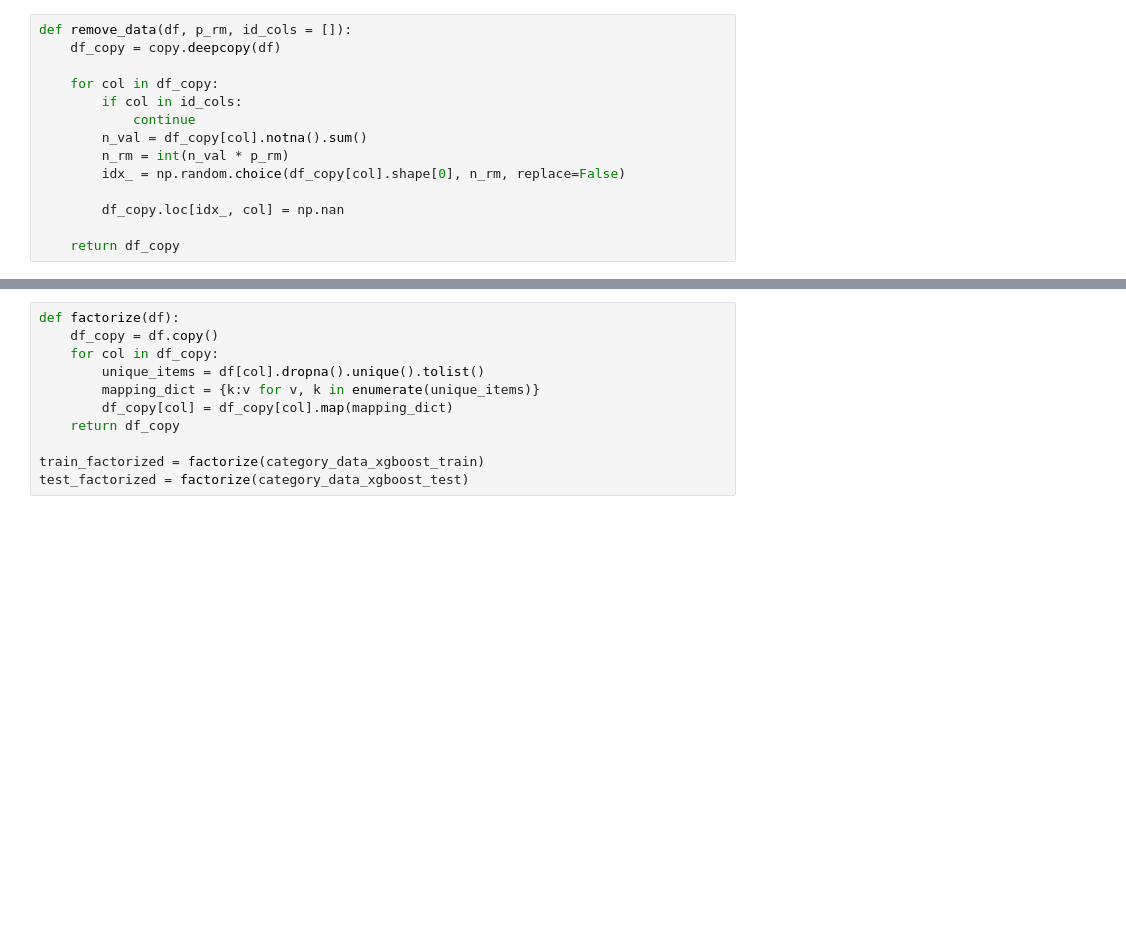
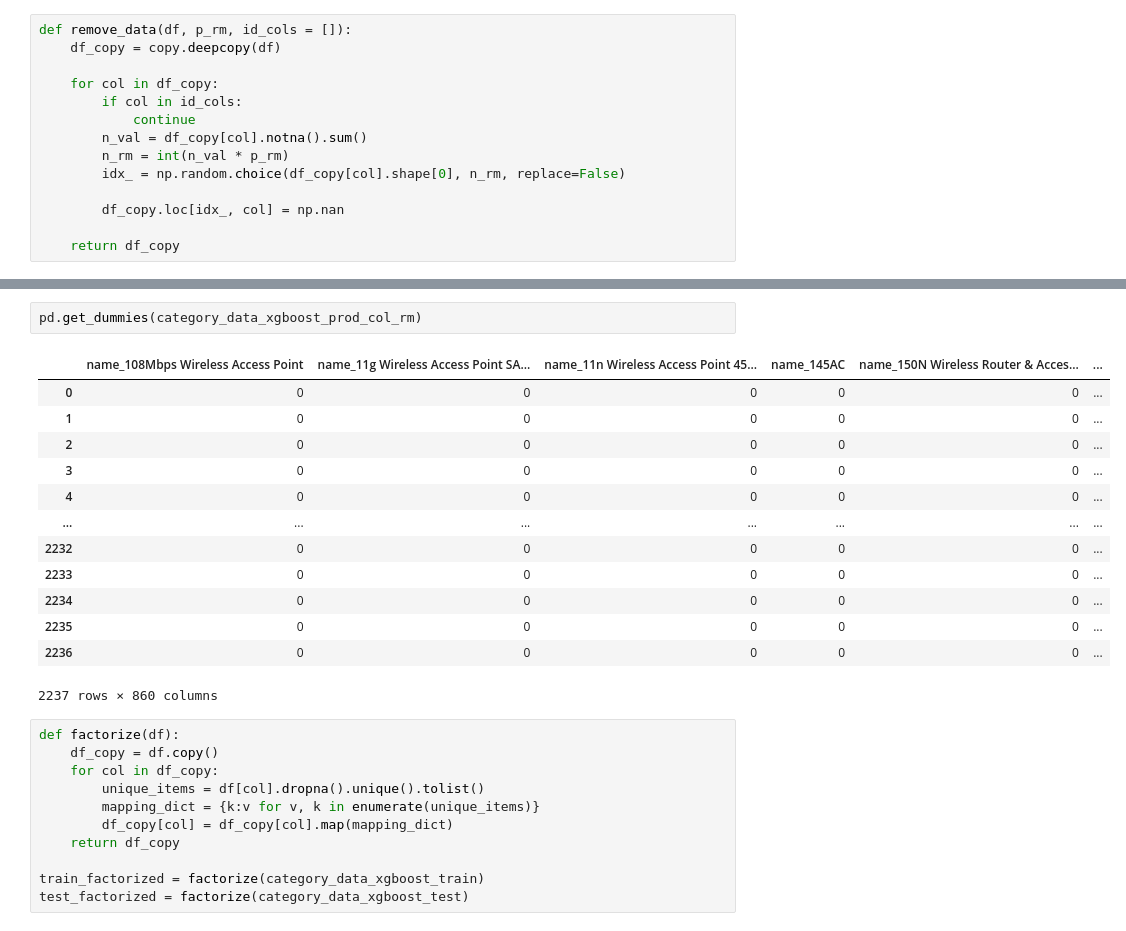
Before and after one commit to bigarabuza/StiboSystems, a Jupyter notebook: IceCat Full/analysis_ice_cat_full.ipynb, the cells around one changed output, grey strips where cells are left out. Drawn from its saved outputs; the diff is of its cells as text; blank space fills up the shorter version.

```diff
--- a/IceCat Full/analysis_ice_cat_full.ipynb
+++ b/IceCat Full/analysis_ice_cat_full.ipynb
@@ -104,3 +107,19 @@ display(category_data_xgboost_test)
+# %%
+pd.get_dummies(category_data_xgboost_prod_col_rm)
+# %% [output]
+|  | name_108Mbps Wireless Access Point | name_11g Wireless Access Point SA... | name_11n Wireless Access Point 45... | name_145AC | name_150N Wireless Router & Acces... | ... |
+| 0 | 0 | 0 | 0 | 0 | 0 | ... |
+| 1 | 0 | 0 | 0 | 0 | 0 | ... |
+| 2 | 0 | 0 | 0 | 0 | 0 | ... |
+| 3 | 0 | 0 | 0 | 0 | 0 | ... |
+| 4 | 0 | 0 | 0 | 0 | 0 | ... |
+| ... | ... | ... | ... | ... | ... | ... |
+| 2232 | 0 | 0 | 0 | 0 | 0 | ... |
+| 2233 | 0 | 0 | 0 | 0 | 0 | ... |
+| 2234 | 0 | 0 | 0 | 0 | 0 | ... |
+| 2235 | 0 | 0 | 0 | 0 | 0 | ... |
+| 2236 | 0 | 0 | 0 | 0 | 0 | ... |
+2237 rows × 860 columns
 # %%
 def factorize(df):
     df_copy = df.copy()
```
Also changed, not shown: parts of 3 cells of this notebook.
